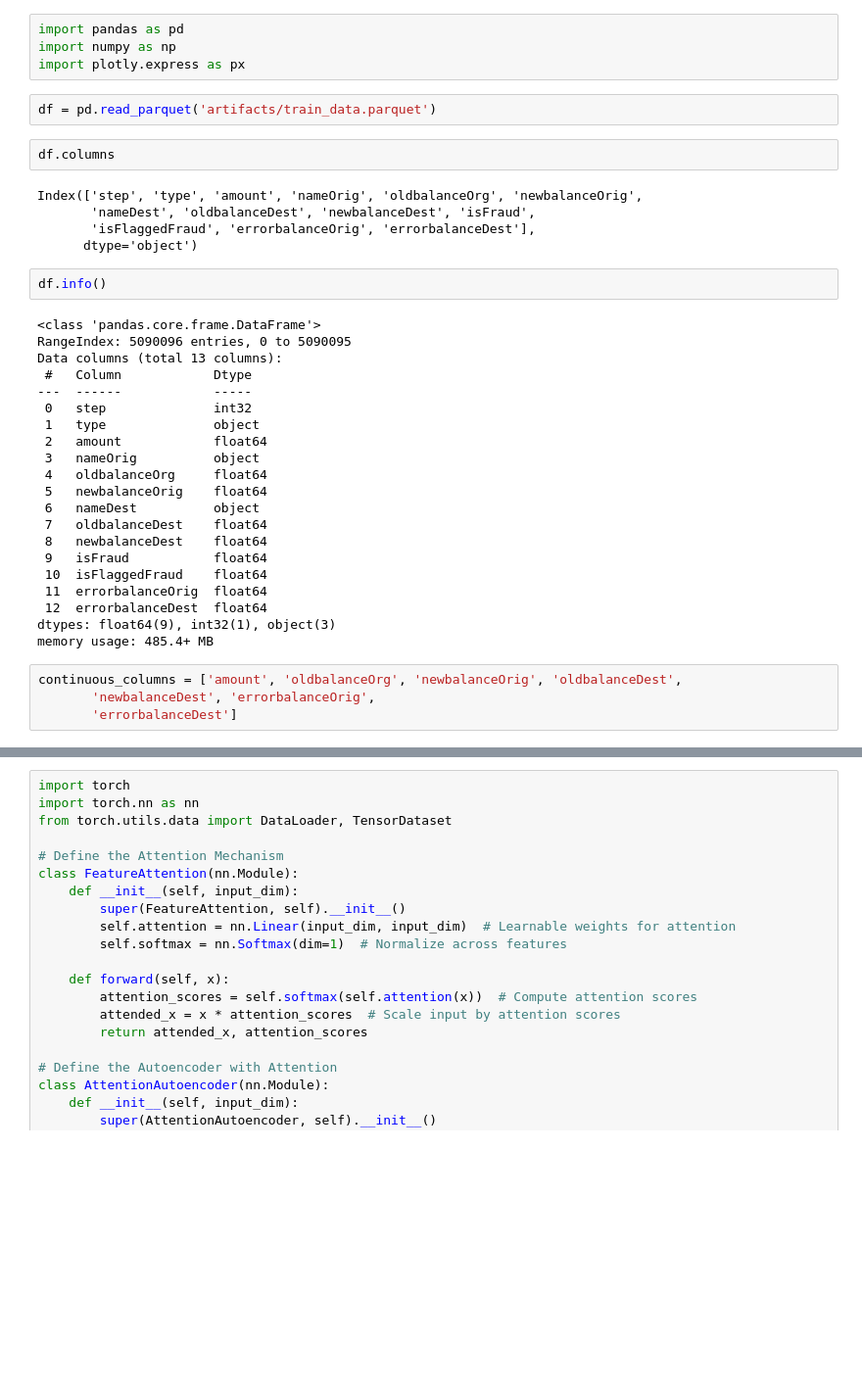
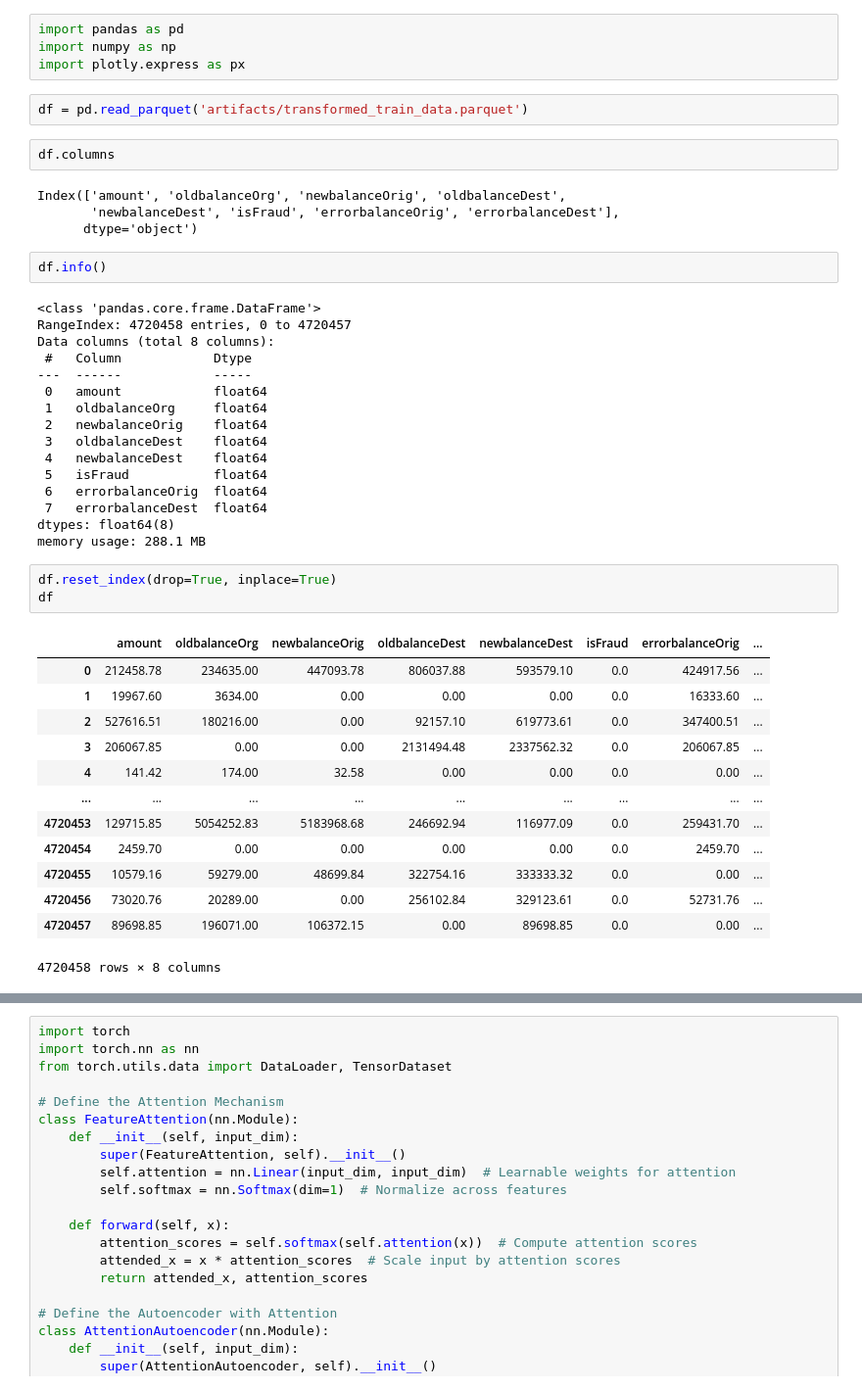
Before and after one commit to pkarthikeya1/Fraud_Detection, a Jupyter notebook: notebooks/04_Model_Building.ipynb, the cells around one changed output, grey strips where cells are left out. Shown at 98% size. Drawn from its saved outputs; the diff is of its cells as text; blank space fills up the shorter version.

Commit message:
added model training, prediction pipelines with UI

```diff
--- a/notebooks/04_EDA_Model_Building.ipynb
+++ b/notebooks/04_Model_Building.ipynb
@@ -9,39 +13,46 @@ import pandas as pd
 import numpy as np
 import plotly.express as px
 # %%
-df = pd.read_parquet('artifacts/train_data.parquet')
+df = pd.read_parquet('artifacts/transformed_train_data.parquet')
 # %%
 df.columns
 # %% [output]
-Index(['step', 'type', 'amount', 'nameOrig', 'oldbalanceOrg', 'newbalanceOrig',
-       'nameDest', 'oldbalanceDest', 'newbalanceDest', 'isFraud',
-       'isFlaggedFraud', 'errorbalanceOrig', 'errorbalanceDest'],
+Index(['amount', 'oldbalanceOrg', 'newbalanceOrig', 'oldbalanceDest',
+       'newbalanceDest', 'isFraud', 'errorbalanceOrig', 'errorbalanceDest'],
       dtype='object')
 # %%
 df.info()
 # %% [output]
 <class 'pandas.core.frame.DataFrame'>
-RangeIndex: 5090096 entries, 0 to 5090095
-Data columns (total 13 columns):
+RangeIndex: 4720458 entries, 0 to 4720457
+Data columns (total 8 columns):
  #   Column            Dtype
 ---  ------            -----
- 0   step              int32
- 1   type              object
- 2   amount            float64
- 3   nameOrig          object
- 4   oldbalanceOrg     float64
- 5   newbalanceOrig    float64
- 6   nameDest          object
- 7   oldbalanceDest    float64
- 8   newbalanceDest    float64
- 9   isFraud           float64
- 10  isFlaggedFraud    float64
- 11  errorbalanceOrig  float64
- 12  errorbalanceDest  float64
-dtypes: float64(9), int32(1), object(3)
-memory usage: 485.4+ MB
+ 0   amount            float64
+ 1   oldbalanceOrg     float64
+ 2   newbalanceOrig    float64
+ 3   oldbalanceDest    float64
+ 4   newbalanceDest    float64
+ 5   isFraud           float64
+ 6   errorbalanceOrig  float64
+ 7   errorbalanceDest  float64
+dtypes: float64(8)
+memory usage: 288.1 MB
-# %%
-continuous_columns = ['amount', 'oldbalanceOrg', 'newbalanceOrig', 'oldbalanceDest',
-       'newbalanceDest', 'errorbalanceOrig',
-       'errorbalanceDest']
+# %%
+df.reset_index(drop=True, inplace=True)
+df
+# %% [output]
+|  | amount | oldbalanceOrg | newbalanceOrig | oldbalanceDest | newbalanceDest | isFraud | errorbalanceOrig | ... |
+| 0 | 212458.78 | 234635.00 | 447093.78 | 806037.88 | 593579.10 | 0.0 | 424917.56 | ... |
+| 1 | 19967.60 | 3634.00 | 0.00 | 0.00 | 0.00 | 0.0 | 16333.60 | ... |
+| 2 | 527616.51 | 180216.00 | 0.00 | 92157.10 | 619773.61 | 0.0 | 347400.51 | ... |
+| 3 | 206067.85 | 0.00 | 0.00 | 2131494.48 | 2337562.32 | 0.0 | 206067.85 | ... |
+| 4 | 141.42 | 174.00 | 32.58 | 0.00 | 0.00 | 0.0 | 0.00 | ... |
+| ... | ... | ... | ... | ... | ... | ... | ... | ... |
+| 4720453 | 129715.85 | 5054252.83 | 5183968.68 | 246692.94 | 116977.09 | 0.0 | 259431.70 | ... |
+| 4720454 | 2459.70 | 0.00 | 0.00 | 0.00 | 0.00 | 0.0 | 2459.70 | ... |
+| 4720455 | 10579.16 | 59279.00 | 48699.84 | 322754.16 | 333333.32 | 0.0 | 0.00 | ... |
+| 4720456 | 73020.76 | 20289.00 | 0.00 | 256102.84 | 329123.61 | 0.0 | 52731.76 | ... |
+| 4720457 | 89698.85 | 196071.00 | 106372.15 | 0.00 | 89698.85 | 0.0 | 0.00 | ... |
+4720458 rows × 8 columns
 # %%
```
Also changed, not shown: parts of 26 cells of this notebook, 7 other files.
